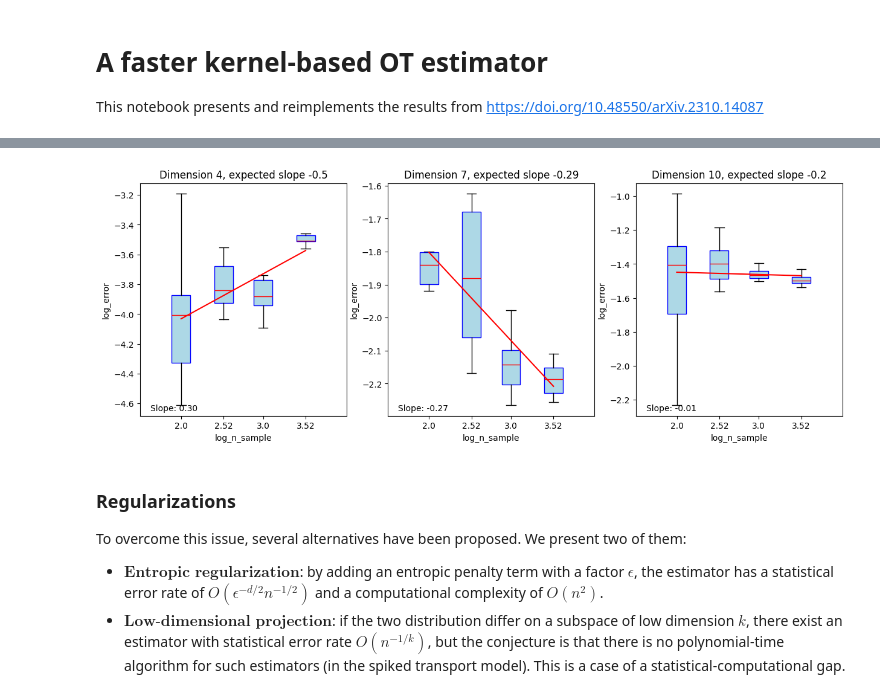
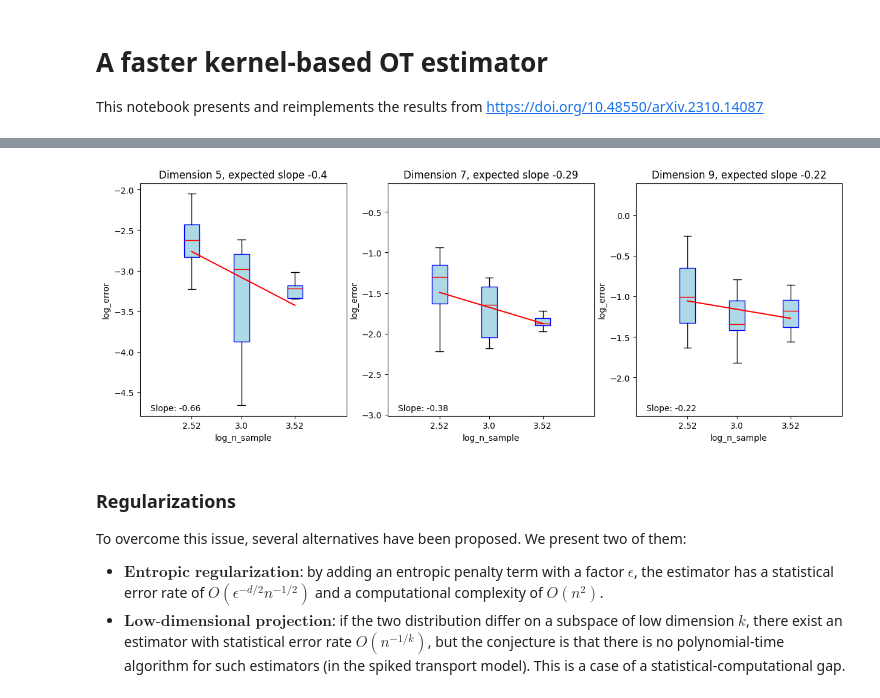
Before and after one commit to poloincognito/ot_ssn, a Jupyter notebook: final_notebook.ipynb, the cells around one changed output, grey strips where cells are left out. Saved outputs shown, nothing was run; the diff lists cells and outputs as text; code cells hidden in the pictures.

```diff
--- a/final_notebook.ipynb
+++ b/final_notebook.ipynb
@@ -31,12 +31,6 @@ This estimator converges with a statistical error rate $O(n^{-2/d})$ with $d$ th
 Let's take a look at this phenomenon in action. We use gaussian distributions, for which the Wasserstein distance has a closed form:
 $$W_2^2=\left\|m_1-m_2\right\|_2^2+\operatorname{Tr}\left(\Sigma_1+\Sigma_2-2\left(\Sigma_1^{1 / 2} \Sigma_2 \Sigma_1^{1 / 2}\right)^{1 / 2}\right)$$
 # %%
-# Parameters
-rng = jax.random.PRNGKey(25)
-rng1, rng2 = jax.random.split(rng)
-
-dims, n_samples, n_repeat = [4,7,10], [100,330, 1000,3300], 10 # change dims ?
-
 # Utils
 @jit
 def get_matrix_sqrt(A):
@@ -67,12 +61,19 @@ def entropic_estimator(X,Y):
     return entopic_estim
 # %%
 # The curse of dimensionality
+dims, n_samples, n_repeat = [5,7,9], [330,1000,3300], 10 # change dims ?
+
+rng = jax.random.PRNGKey(7)
+rng_keys = jax.random.split(rng,len(dims))
+
 errors = []
 
 for dim in dims:
     print(f"Dimension {dim}")
 
     # Generate random gaussians
+    rng_key = rng_keys[dims.index(dim)]
+    rng1, rng2 = jax.random.split(rng_key)
     src = ott.tools.gaussian_mixture.gaussian.Gaussian.from_random(rng1,dim,stdev_mean=0.5)
     tgt = ott.tools.gaussian_mixture.gaussian.Gaussian.from_random(rng2,dim,stdev_mean=0.5)
 
@@ -81,12 +82,22 @@ for dim in dims:
 
     # Plug-in estimators
     for n_sample in tqdm(n_samples):
-        rng_keys = jax.random.split(rng,n_repeat)
+        rng2_keys = jax.random.split(rng_key,n_repeat)
 
         # Repeat
-        for n in range(n_repeat):
-            rng_key = rng_keys[n]
-            src_sample,tgt_sample = src.sample(rng_key,n_sample), tgt.sample(rng_key,n_sample)
+        for idx in range(n_repeat):
+            rng2_key = rng2_keys[idx]
+            src_sample,tgt_sample = src.sample(rng2_key,n_sample), tgt.sample(rng2_key,n_sample)
+
+            # Plot
+            if dim == dims[0]:
+                if n_sample == n_samples[0]:
+                    if idx == 0:
+                        plt.scatter(src_sample[:,0],src_sample[:,1],label='Source')
+                        plt.scatter(tgt_sample[:,0],tgt_sample[:,1],label='Target')
+                        plt.legend()
+                        plt.show()
+
             estimate = plugin_estimator(src_sample,tgt_sample)
             error = jnp.abs(estimate-groundtruth)
             errors.append({'dim':dim,'n_sample':n_sample,'error':error})
@@ -107,36 +119,46 @@ boxplot_kwargs = {
     "showfliers": False,
     "patch_artist": True,
     "boxprops": {"facecolor": 'lightblue', "color": 'blue'},
     "whiskerprops": {"color": 'black'},
     "capprops": {"color": 'black'},
     "medianprops": {"color": 'red'}
 }
 
 for dim in dims:
     ax = axes[dims.index(dim)]
     data = errors[errors['dim']==dim]
 
     # Boxplot
     x = data['log_n_sample'].unique()
     y = data['log_error'].groupby(data['log_n_sample']).apply(list)
     ax.boxplot(y, positions = x, **boxplot_kwargs)
     x_ticks = [round(_, 2) for _ in x]
     ax.set_xticklabels(x_ticks)
 
     # Regression line
-    x = data['log_n_sample']
-    y = data['log_error']
+    x = data['log_n_sample'].unique()
+    y = data['log_error'].groupby(data['log_n_sample']).mean()
     m, b = np.polyfit(x, y, 1) # Fit a linear regression line
     ax.plot(x, m*x + b, color='red') # Plot the regression line
     ax.text(0.05, 0.05, f"Slope: {m:.2f}", transform=ax.transAxes, ha='left', va='top', fontsize=10, color='black')
 
     ax.set_title(f"Dimension {dim}, expected slope {round(-2/dim,2)}")
     ax.set_xlabel("log_n_sample")
     ax.set_ylabel("log_error")
 
+# Set y-axis limits
+def find_global_yspread(axes):
+    max_spread = max(ax.get_ylim()[1]-ax.get_ylim()[0] for ax in axes)
+    return max_spread
+max_spread = find_global_yspread(axes)
+for ax in axes:
+    y_mean = (ax.get_ylim()[0] + ax.get_ylim()[1])/2
+    y_min, y_max = y_mean - max_spread/2, y_mean + max_spread/2
+    ax.set_ylim(y_min, y_max)
+
 plt.show()
 # %% [output]
-[figure, old version]
+[figure, new version]
 # %% [markdown]
 ### Regularizations
 
```
Also changed, not shown: parts of 16 cells of this notebook, 4 other files.
